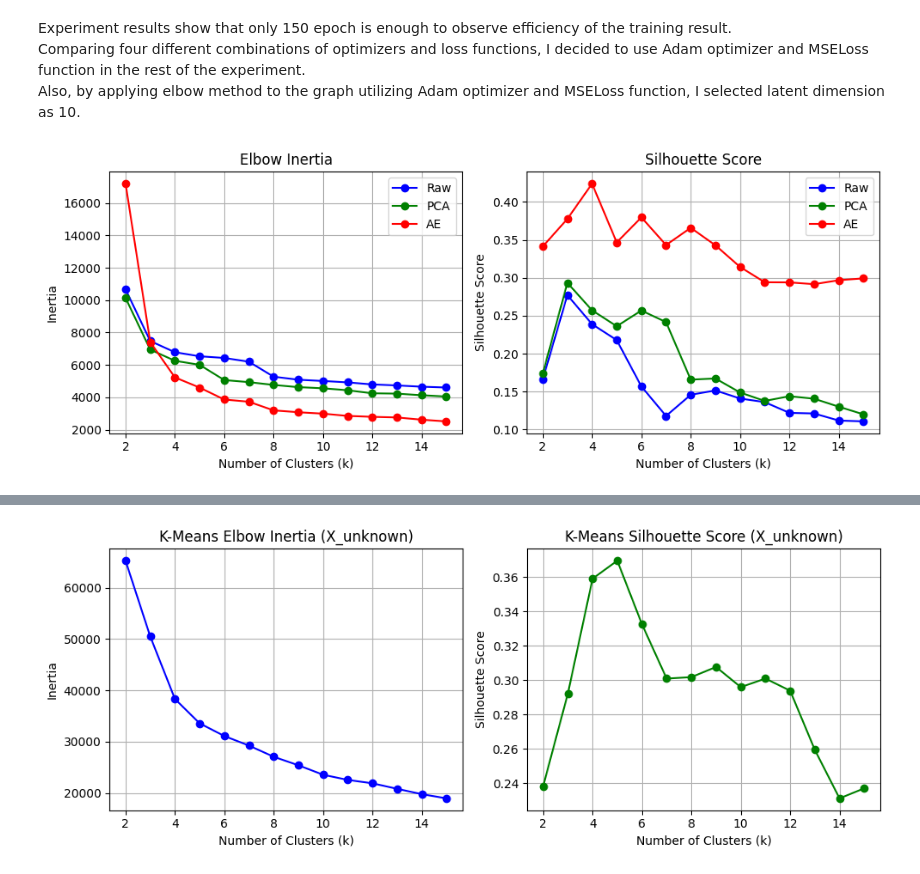
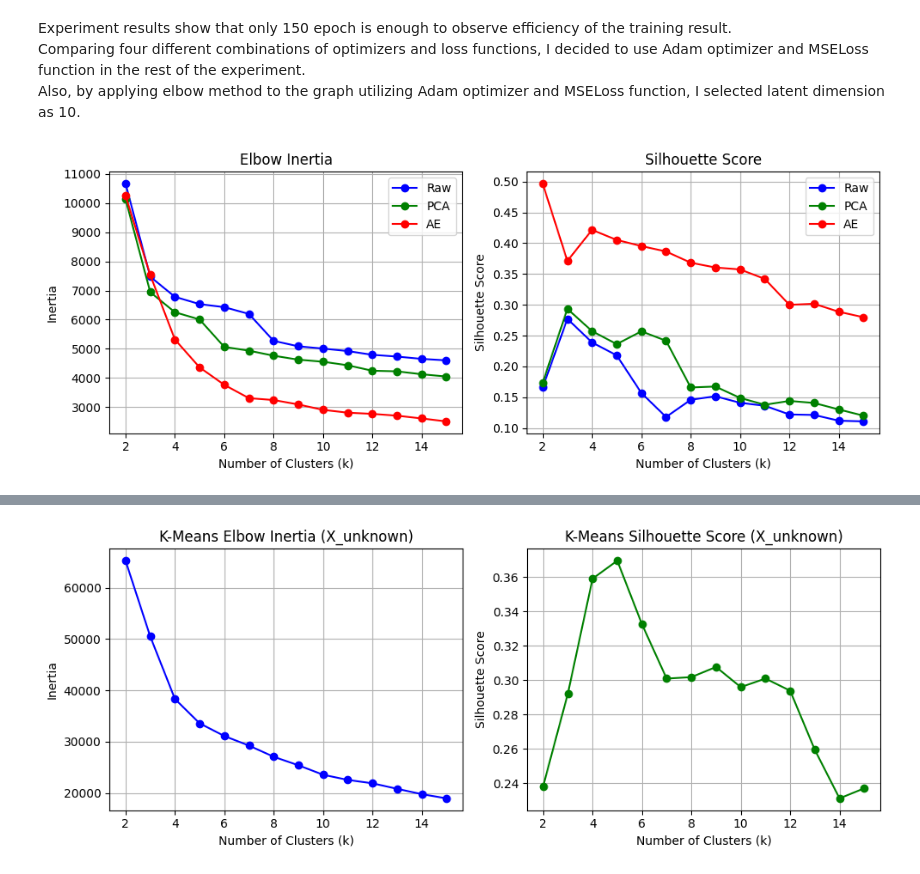
Before and after one commit to hanes1207/machine_learning_basics_and_practices, a Jupyter notebook: Assignment2/Task2.ipynb, the cells around one changed output, grey strips where cells are left out. Cells and saved outputs as stored; diff of their text form; code cells hidden in the pictures.

Commit message:
Task2 fixed loader

```diff
--- a/Assignment2/Task2.ipynb
+++ b/Assignment2/Task2.ipynb
@@ -59,7 +59,8 @@ def set_seed(seed=42):
 
     g = torch.Generator()
     g.manual_seed(42)
-    loader = DataLoader(dataset, batch_size=32, shuffle=True, generator=g)
+
+    return g
 # %%
 # ---------- 1. Data Loading ----------
 derm = fetch_ucirepo(name="Dermatology")  # TODO: cache locally if slow
@@ -121,14 +122,14 @@ class AE(nn.Module):
     def encode(self, x):
         return self.encoder(x)
 
-def train_ae(x_np, latent_dim, epochs, optimizer, criterion):
+def train_ae(x_np, latent_dim, epochs, optimizer, criterion, generator):
     """Returns latent representation (np.ndarray)."""
     # TODO: build model, optimizer, loss, training loop
 
     device = torch.device("cuda" if torch.cuda.is_available() else "cpu")
     x_tensor = torch.tensor(x_np, dtype=torch.float32)
     dataset = TensorDataset(x_tensor)
-    loader = DataLoader(dataset, batch_size=32, shuffle=True)
+    loader = DataLoader(dataset, batch_size=32, shuffle=True, generator=generator)
 
     model = AE(in_dim=x_np.shape[1], latent_dim=latent_dim).to(device)
     opt = optimizer(model.parameters(), lr=1e-3)
@@ -167,8 +168,9 @@ losses_dict = {}
 dims = list(range(1, 31))
 optimizers = [optim.Adam, optim.SGD]
 criterions = [nn.MSELoss, nn.L1Loss]
+g = set_seed(42)
 
-_, epoch_losses = train_ae(X_std, latent_dim=10, epochs=400, optimizer=optim.Adam, criterion=nn.MSELoss)
+X_ae, epoch_losses = train_ae(X_std, latent_dim=10, epochs=400, optimizer=optim.Adam, criterion=nn.MSELoss, generator=g)
 plt.figure(figsize=(8, 5))
 plt.plot(range(1, len(epoch_losses)+1), epoch_losses, marker='o')
 plt.title(f"Training Loss over Epochs\nLatent Dim={'10'}, Optimizer={'Adam'}, Loss={'MSELoss'}")
@@ -181,9 +183,9 @@ plt.show()
 for optimizer in optimizers:
     for criterion in criterions:
         losses = []
-        set_seed(42)
+        g = set_seed(42)
         for latent_dim in dims:
-            X_ae, epoch_losses = train_ae(X_std, latent_dim=latent_dim, epochs=150, optimizer=optimizer, criterion=criterion)
+            X_ae, epoch_losses = train_ae(X_std, latent_dim=latent_dim, epochs=150, optimizer=optimizer, criterion=criterion, generator=g)
             losses.append(epoch_losses[-1])
 
         label = f"{optimizer.__name__} + {criterion.__name__}"
@@ -225,39 +227,39 @@ def kmeans_elbow_silhouette_calculator(X, k_range=range(2, 16)):
 # Notice that we used X_std rather than X_filled to represent raw data.
 k_range = range(2, 16)
 
-set_seed(42)
-X_ae, _ = train_ae(X_std, latent_dim=10, epochs=150, optimizer=optim.Adam, criterion=nn.MSELoss)
+g = set_seed(42)
+X_ae, _ = train_ae(X_std, latent_dim=10, epochs=150, optimizer=optim.Adam, criterion=nn.MSELoss, generator=g)
 Xs = [X_std, X_pca, X_ae]
 labels = ['Raw', 'PCA', 'AE']
 colors = ['b', 'g', 'r']
 
 results = {}
 for X, label in zip(Xs, labels):
     inertia, sil = kmeans_elbow_silhouette_calculator(X, k_range)
     results[label] = {'inertia': inertia, 'silhouette': sil}
 
 fig, (ax1, ax2) = plt.subplots(1, 2, figsize=(10, 4))
 
 for label, color in zip(labels, colors):
     ax1.plot(k_range, results[label]['inertia'], marker='o', label=label, color=color)
     ax2.plot(k_range, results[label]['silhouette'], marker='o', label=label, color=color)
 
 ax1.set_title("Elbow Inertia")
 ax1.set_xlabel("Number of Clusters (k)")
 ax1.set_ylabel("Inertia")
 ax1.grid(True)
 ax1.legend(loc='upper right')
 
 ax2.set_title("Silhouette Score")
 ax2.set_xlabel("Number of Clusters (k)")
 ax2.set_ylabel("Silhouette Score")
 ax2.grid(True)
 ax2.legend(loc='upper right')
 
 plt.tight_layout()
 plt.show()
 # %% [output]
-[figure, old version]
+[figure, new version]
 # %%
 # ---------- 5. Helper: Agglomerative Dendrogram ----------
 from scipy.cluster.hierarchy import linkage, dendrogram
```
Also changed, not shown: parts of 5 cells of this notebook.
